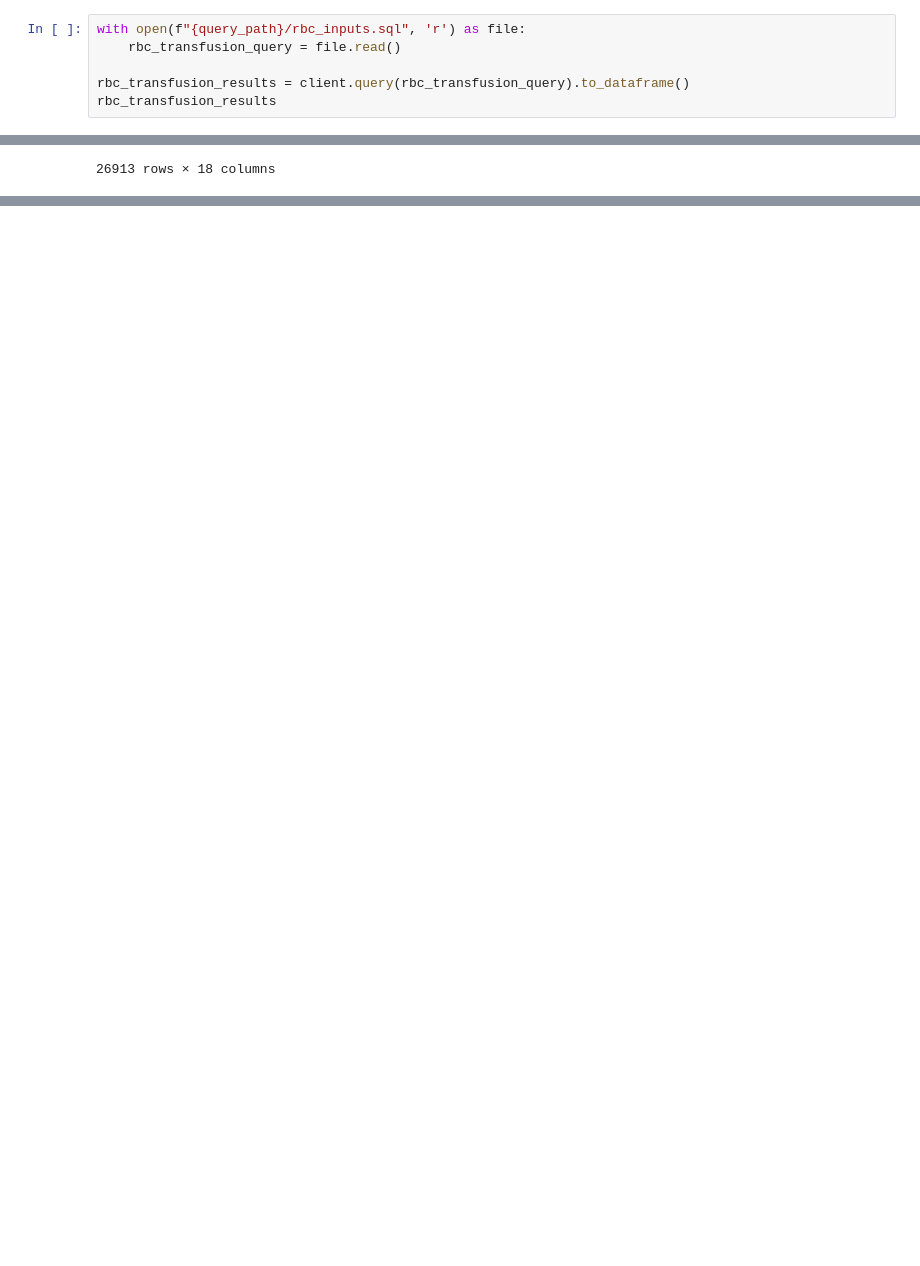
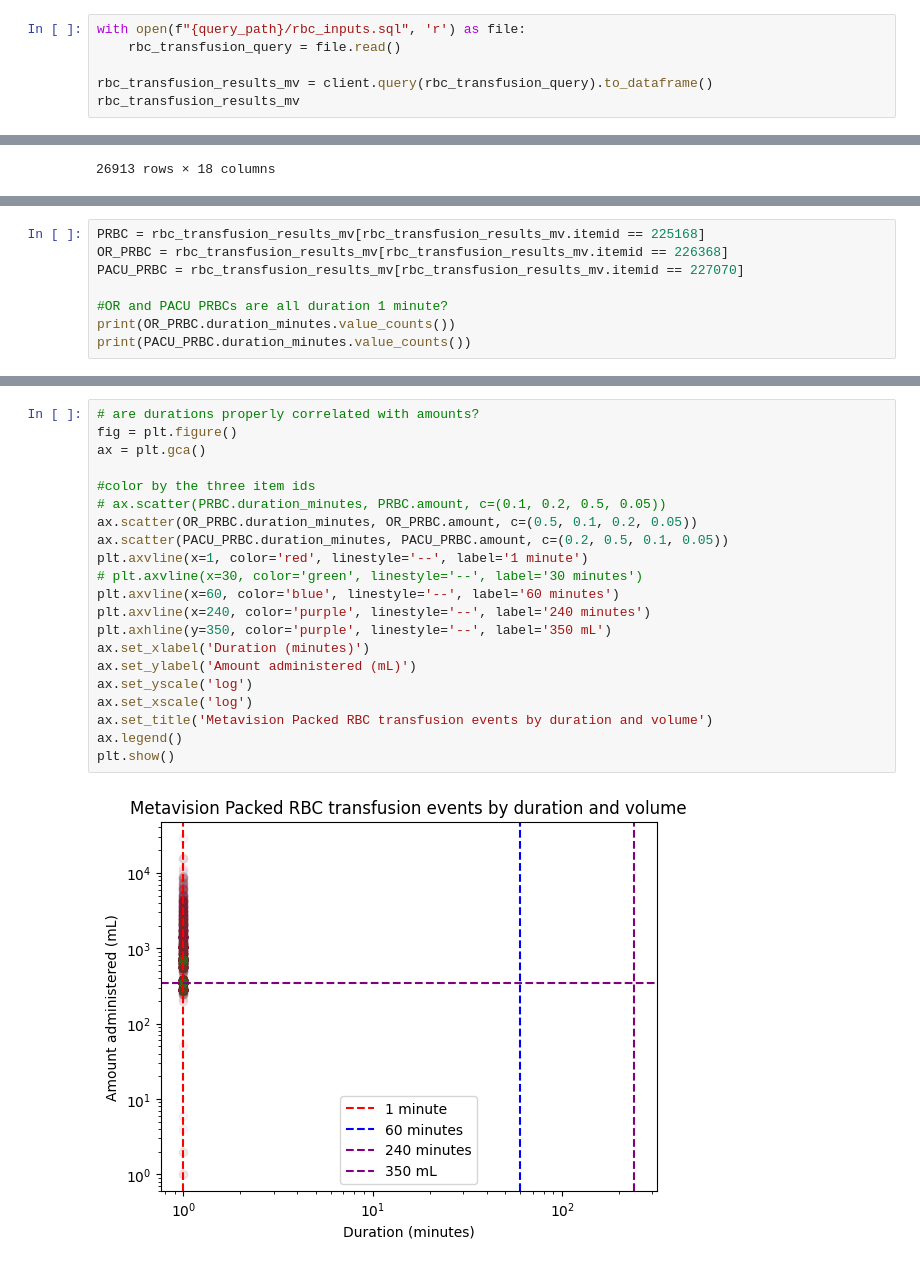
Before and after one commit to kmorhun/tranfusion-reactions, a Jupyter notebook: exploratory_data_analysis/eda_kat.ipynb, the cells around one changed output, grey strips where cells are left out. Cells and saved outputs as stored; diff of their text form; blank space fills up the shorter version.

Commit message:
identified and analyzed stats about PRBC transfusions from mv

```diff
--- a/exploratory_data_analysis/eda_kat.ipynb
+++ b/exploratory_data_analysis/eda_kat.ipynb
@@ -652,8 +670,8 @@ cv_inputs_results[cv_inputs_results.amountuom != "ml"]
 with open(f"{query_path}/rbc_inputs.sql", 'r') as file:
     rbc_transfusion_query = file.read()
 
-rbc_transfusion_results = client.query(rbc_transfusion_query).to_dataframe()
-rbc_transfusion_results
+rbc_transfusion_results_mv = client.query(rbc_transfusion_query).to_dataframe()
+rbc_transfusion_results_mv
 # %% [output]
 |  | subject_id | hadm_id | icustay_id | starttime | endtime | duration_minutes | itemid | rate | rateuom | ... |
 | 0 | 44318 | 177554 | 214089 | 2167-12-22 16:40:00 | 2167-12-22 16:41:00 | 1 | 226368 | NaN | None | ... |
@@ -670,0 +697,8 @@ rbc_transfusion_results
+# %%
+PRBC = rbc_transfusion_results_mv[rbc_transfusion_results_mv.itemid == 225168]
+OR_PRBC = rbc_transfusion_results_mv[rbc_transfusion_results_mv.itemid == 226368]
+PACU_PRBC = rbc_transfusion_results_mv[rbc_transfusion_results_mv.itemid == 227070]
+
+#OR and PACU PRBCs are all duration 1 minute?
+print(OR_PRBC.duration_minutes.value_counts())
+print(PACU_PRBC.duration_minutes.value_counts())
@@ -670,0 +712,23 @@ rbc_transfusion_results
+# %%
+# are durations properly correlated with amounts?
+fig = plt.figure()
+ax = plt.gca()
+
+#color by the three item ids
+# ax.scatter(PRBC.duration_minutes, PRBC.amount, c=(0.1, 0.2, 0.5, 0.05))
+ax.scatter(OR_PRBC.duration_minutes, OR_PRBC.amount, c=(0.5, 0.1, 0.2, 0.05))
+ax.scatter(PACU_PRBC.duration_minutes, PACU_PRBC.amount, c=(0.2, 0.5, 0.1, 0.05))
+plt.axvline(x=1, color='red', linestyle='--', label='1 minute')
+# plt.axvline(x=30, color='green', linestyle='--', label='30 minutes')
+plt.axvline(x=60, color='blue', linestyle='--', label='60 minutes')
+plt.axvline(x=240, color='purple', linestyle='--', label='240 minutes')
+plt.axhline(y=350, color='purple', linestyle='--', label='350 mL')
+ax.set_xlabel('Duration (minutes)')
+ax.set_ylabel('Amount administered (mL)')
+ax.set_yscale('log')
+ax.set_xscale('log')
+ax.set_title('Metavision Packed RBC transfusion events by duration and volume')
+ax.legend()
+plt.show()
+# %% [output]
+[figure, added]
```
Also changed, not shown: parts of 10 cells of this notebook.
